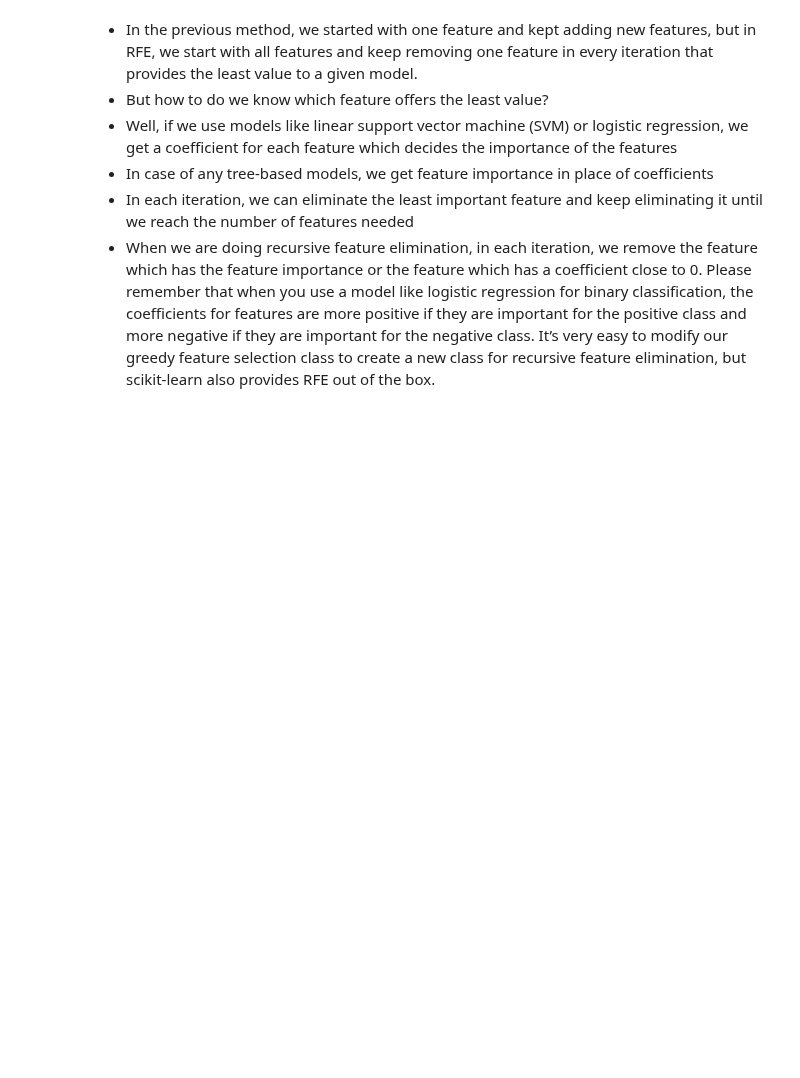
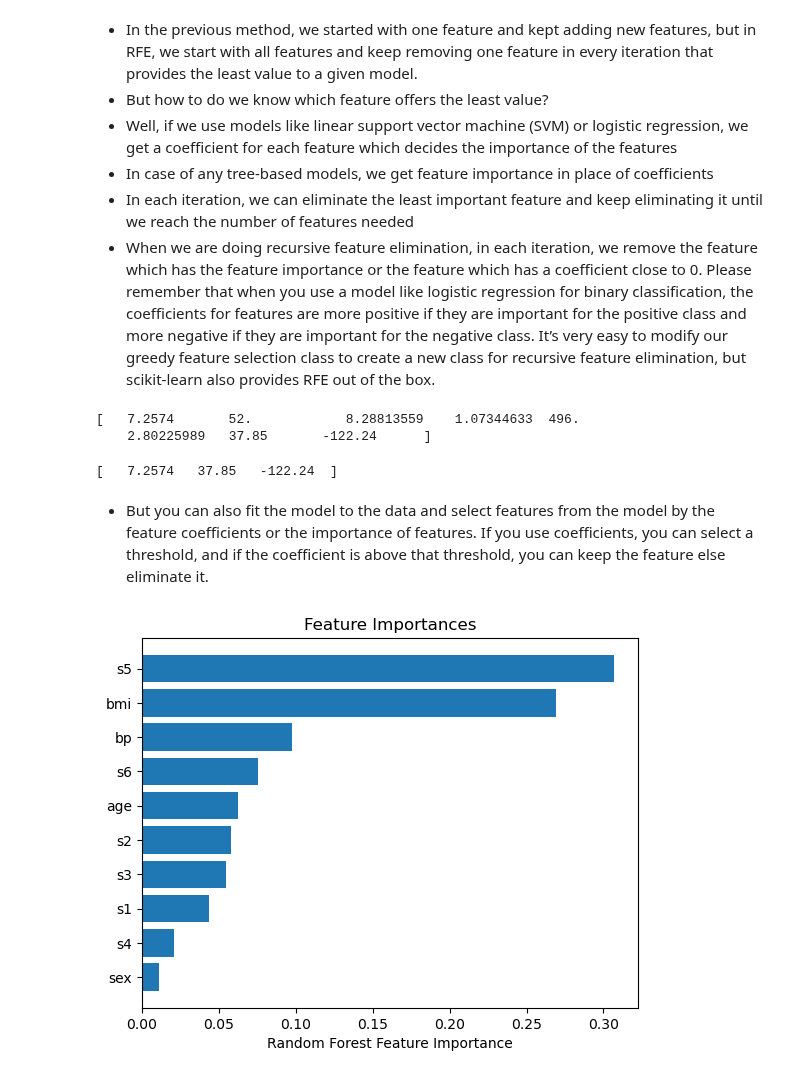
Before and after one commit to akhi08/Thinkstats2_exercise, a Jupyter notebook: Thinkstats/Approach any problem with ml/Feature Selection.ipynb, the cells around one changed output. Drawn from its saved outputs; the diff is of its cells as text; code cells hidden in the pictures; blank space fills up the shorter version.

```diff
--- a/Thinkstats/Approach any problem with ml/Feature Selection.ipynb
+++ b/Thinkstats/Approach any problem with ml/Feature Selection.ipynb
@@ -452,0 +475,40 @@ out of the box.
+# %%
+print(X[2])
+# %% [output]
+[   7.2574       52.            8.28813559    1.07344633  496.
+    2.80225989   37.85       -122.24      ]
+# %%
+print(X_transformed[2])
+# %% [output]
+[   7.2574   37.85   -122.24  ]
+# %% [markdown]
+- But you can also
+fit the model to the data and select features from the model by the feature
+coefficients or the importance of features. If you use coefficients, you can select
+a threshold, and if the coefficient is above that threshold, you can keep the feature
+else eliminate it.
+# %%
+import pandas as pd
+from sklearn.datasets import load_diabetes
+from sklearn.ensemble import RandomForestRegressor
+import matplotlib.pyplot as plt
+# fetch regression dataset
+# in diabetes data we predict diabetes progression
+# after one year based on some features
+data=load_diabetes()
+X=data['data']
+col_names=data['feature_names']
+y=data['target']
+#initialize the model
+model=RandomForestRegressor()
+#fit the model
+model.fit(X,y)
+importances = model.feature_importances_
+idxs = np.argsort(importances)
+plt.title('Feature Importances')
+plt.barh(range(len(idxs)), importances[idxs], align='center')
+plt.yticks(range(len(idxs)), [col_names[i] for i in idxs])
+plt.xlabel('Random Forest Feature Importance')
+plt.show()
+# %% [output]
+[figure, added]
```
Also changed, not shown: parts of 4 cells of this notebook.
